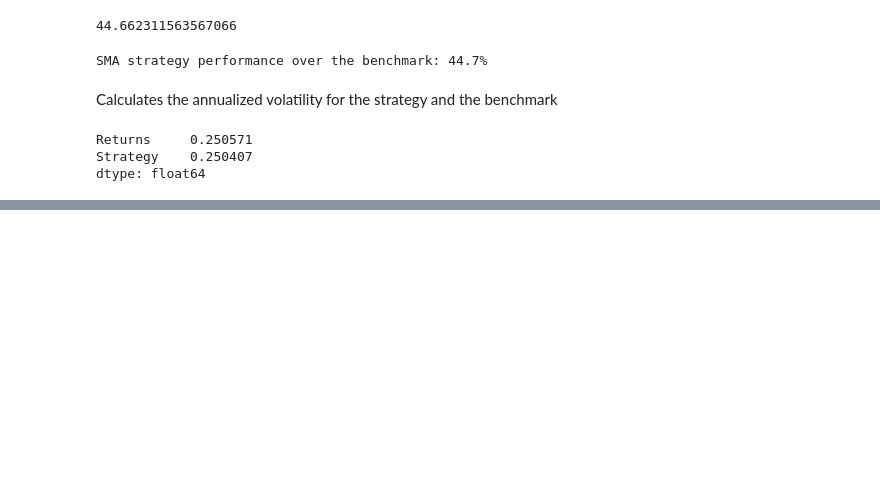
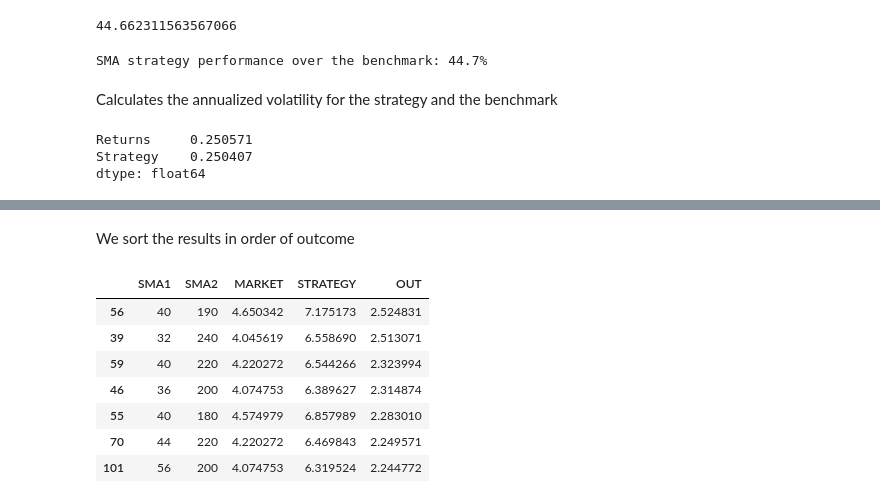
Before and after one commit to luigiselmi/finstat, a Jupyter notebook: hilpisch/ch15_trading_strategies.ipynb, the cells around one changed output, grey strips where cells are left out. Cells and saved outputs as stored; diff of their text form; code cells hidden in the pictures; blank space fills up the shorter version.

```diff
--- a/hilpisch/ch15_trading_strategies.ipynb
+++ b/hilpisch/ch15_trading_strategies.ipynb
@@ -143,0 +156,3 @@ dtype: float64
+# %%
+sma1 = range(20, 61, 4)
+sma2 = range(180, 281, 10)
@@ -143,0 +161,19 @@ dtype: float64
+# %%
+results = pd.DataFrame()
+for SMA1, SMA2 in product(sma1, sma2):
+    data = pd.DataFrame(raw[symbol])
+    data.dropna(inplace=True)
+    data['Returns'] = np.log(data[symbol] / data[symbol].shift(1))
+    data['SMA1'] = data[symbol].rolling(SMA1).mean()
+    data['SMA2'] = data[symbol].rolling(SMA2).mean()
+    data.dropna(inplace=True)
+    data['Position'] = np.where(data['SMA1'] > data['SMA2'], 1, -1)
+    data['Strategy'] = data['Position'].shift(1) * data['Returns']
+    data.dropna(inplace=True)
+    perf = np.exp(data[['Returns', 'Strategy']].sum())
+    results = pd.concat((results, pd.DataFrame(
+                {'SMA1': SMA1, 'SMA2': SMA2,
+                 'MARKET': perf['Returns'],
+                 'STRATEGY': perf['Strategy'],
+                 'OUT': perf['Strategy'] - perf['Returns']},
+                 index=[0])), ignore_index=True)
@@ -143,0 +195,13 @@ dtype: float64
+# %% [markdown]
+We sort the results in order of outcome
+# %%
+results.sort_values('OUT', ascending=False).head(7)
+# %% [output]
+|  | SMA1 | SMA2 | MARKET | STRATEGY | OUT |
+| 56 | 40 | 190 | 4.650342 | 7.175173 | 2.524831 |
+| 39 | 32 | 240 | 4.045619 | 6.558690 | 2.513071 |
+| 59 | 40 | 220 | 4.220272 | 6.544266 | 2.323994 |
+| 46 | 36 | 200 | 4.074753 | 6.389627 | 2.314874 |
+| 55 | 40 | 180 | 4.574979 | 6.857989 | 2.283010 |
+| 70 | 44 | 220 | 4.220272 | 6.469843 | 2.249571 |
+| 101 | 56 | 200 | 4.074753 | 6.319524 | 2.244772 |
```
Also changed, not shown: parts of 19 cells of this notebook.
